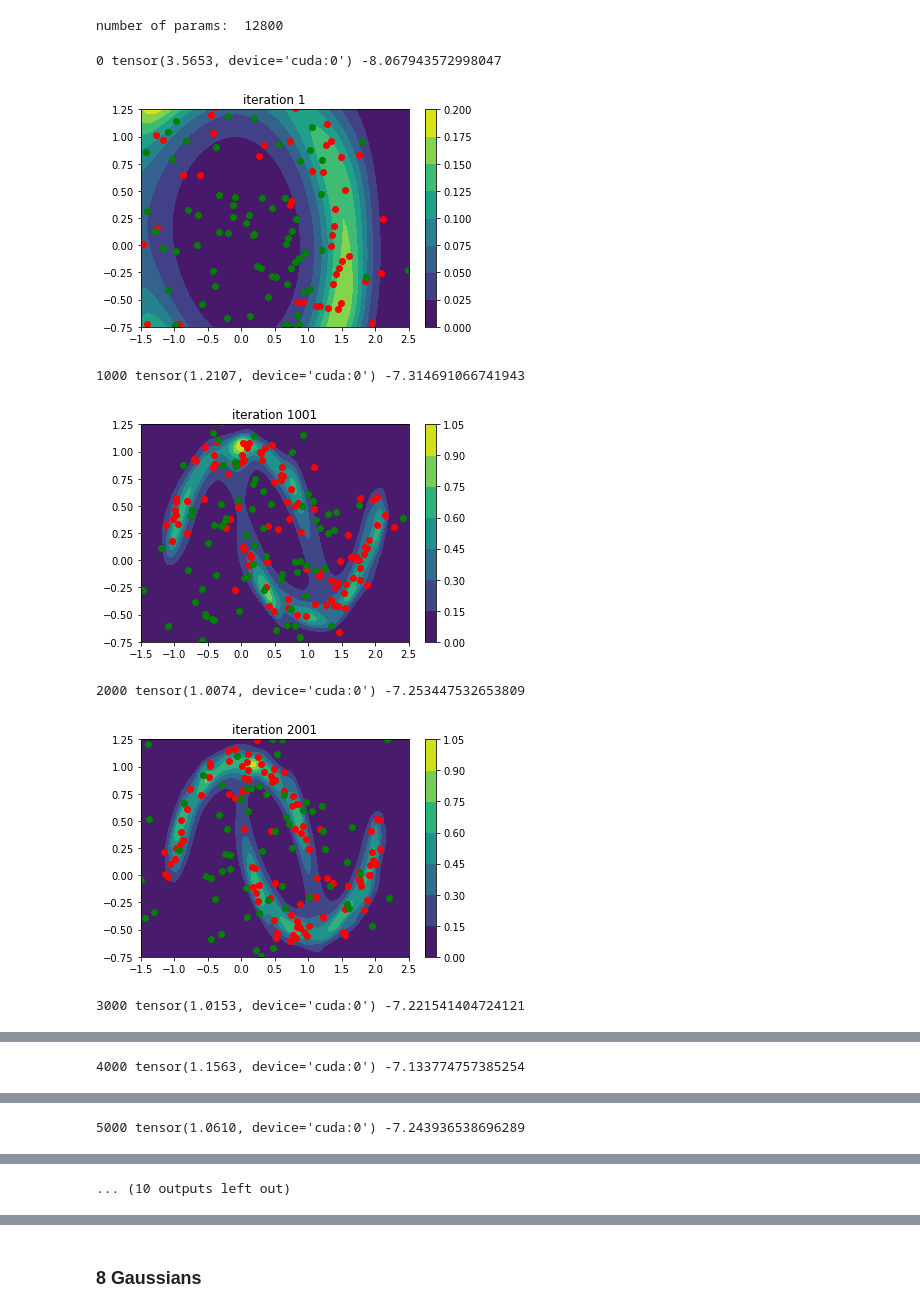
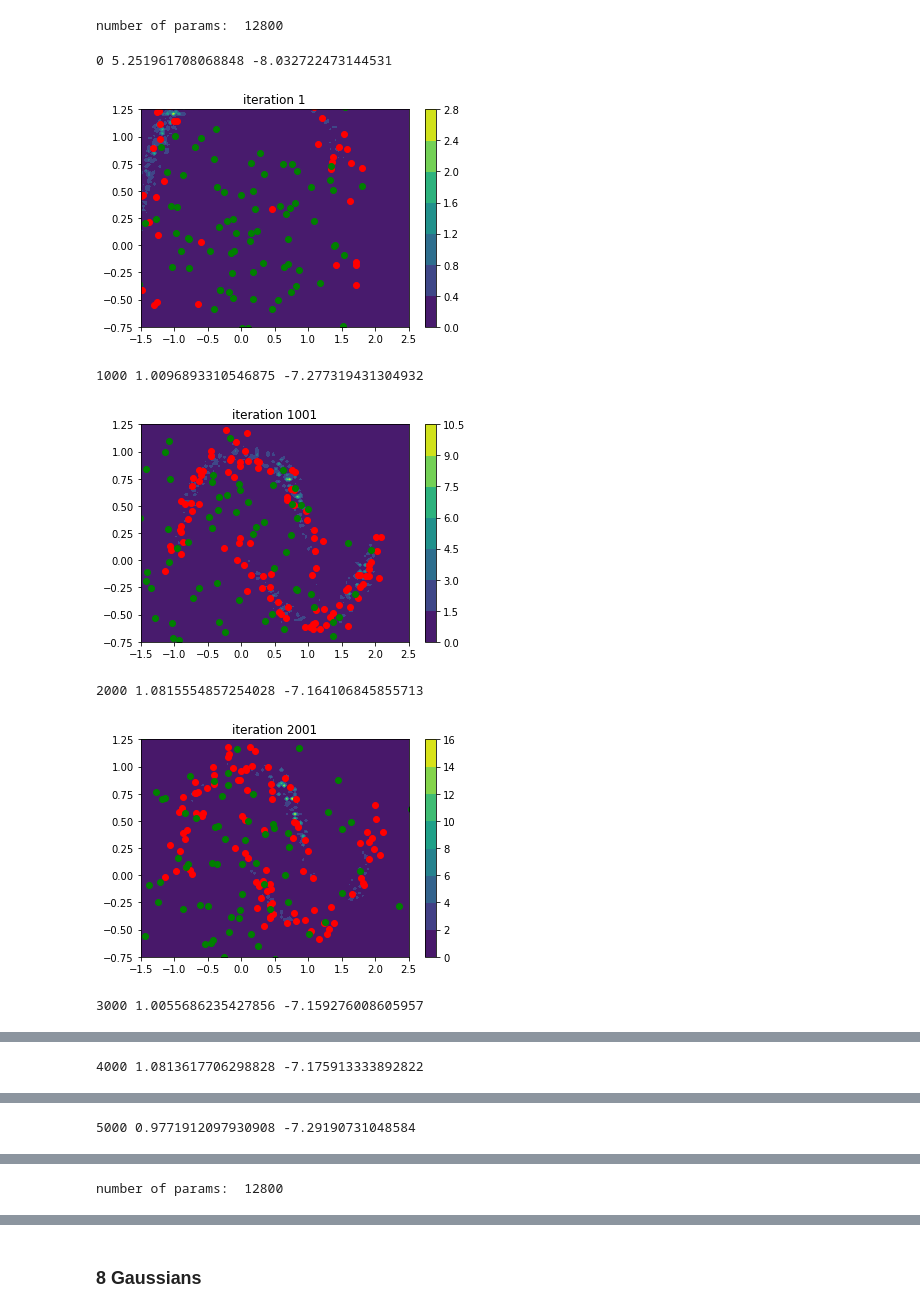
Before and after one commit to clbonet/Generative-Models, a Jupyter notebook: Normalizing Flows/Convex_Potential_Flow.ipynb, the cells around one changed output, grey strips where cells are left out. Drawn from its saved outputs; the diff is of its cells as text; code cells hidden in the pictures.

Commit message:
Convex Potential Flow with stochastic estimate of log det

```diff
--- a/Normalizing Flows/Convex_Potential_Flow.ipynb
+++ b/Normalizing Flows/Convex_Potential_Flow.ipynb
@@ -264,7 +264,27 @@ def log_det_Hessian_approx(x, nabla_icnn, training):
 
         return hvp
 
-    est = stochastic_logdet_gradient_estimator(hvp_fun, v, np.prod(dims))
+    est = stochastic_logdet_gradient_estimator(hvp_fun, v, m=np.prod(dims))
+    return est
+
+
+def estimate_log_det(x, nabla_icnn):
+    n_samples, *dims = x.shape
+    v = torch.nn.functional.normalize(sample_rademacher(n_samples, np.prod(dims)), dim=-1).to(device)
+
+    def hvp_fun(v):
+        # v is (bsz, dim)
+        v = v.reshape(n_samples, *dims)
+        hvp = torch.autograd.grad(nabla_icnn, x, v, create_graph=False, retain_graph=True)[0]
+
+        if not torch.isnan(v).any() and torch.isnan(hvp).any():
+            raise ArithmeticError("v has no nans but hvp has nans.")
+        hvp = hvp.reshape(n_samples, np.prod(dims))
+
+        return hvp
+
+#     est = unbiased_logdet(hvp_fun, v)
+    est = stochastic_lanczos_quadrature(hvp_fun, v, m=np.prod(dims))
     return est
 
 
@@ -305,11 +325,15 @@ class ConvexPotentialFlow(BaseNormalizingFlow):
         y = self.icnn(x)
         z = torch.autograd.grad(y.sum(), x, retain_graph=True, create_graph=True)[0] ## nabla_ICNN
 
-        if self.bruteforce or not self.training:
+        if self.training:
+            ## stochastic estimation of log det H using Rademacher samples
+            log_det = log_det_Hessian_approx(x, z, self.training)
+        elif self.bruteforce:
             hessian_icnn = hessian_ICNN(x, z, self.training)
             log_det = torch.log(torch.abs(torch.det(hessian_icnn)))
         else:
-            log_det = log_det_Hessian_approx(x, z, self.training)
+            ## stochastic estimation of log det H using Lanczos quadrature
+            log_det = estimate_log_det(x, z)
 
         if not self.icnn.training:
             z = z.detach()
@@ -389,12 +414,12 @@ print("number of params: ", sum(p.numel() for p in model.parameters()))
 # %% [output]
 number of params:  12800
 # %%
-train_loss = train_moons(model,optimizer,base_distr="normal", input_grad=True)
+train_loss = train_moons(model,optimizer,n_epochs=5001,base_distr="normal",input_grad=True)
 # %% [output]
-0 tensor(3.5653, device='cuda:0') -8.067943572998047
+0 5.251961708068848 -8.032722473144531
-[figure, old version]
+[figure, new version]
-1000 tensor(1.2107, device='cuda:0') -7.314691066741943
+1000 1.0096893310546875 -7.277319431304932
-[figure, old version]
+[figure, new version]
-2000 tensor(1.0074, device='cuda:0') -7.253447532653809
+2000 1.0815554857254028 -7.164106845855713
-[figure, old version]
+[figure, new version]
-3000 tensor(1.0153, device='cuda:0') -7.221541404724121
+3000 1.0055686235427856 -7.159276008605957
@@ -402 +427 @@ train_loss = train_moons(model,optimizer,base_distr="normal", input_grad=True)
-4000 tensor(1.1563, device='cuda:0') -7.133774757385254
+4000 1.0813617706298828 -7.175913333892822
@@ -404 +429 @@ train_loss = train_moons(model,optimizer,base_distr="normal", input_grad=True)
-5000 tensor(1.0610, device='cuda:0') -7.243936538696289
+5000 0.9771912097930908 -7.29190731048584
@@ -406 +431,13 @@ train_loss = train_moons(model,optimizer,base_distr="normal", input_grad=True)
-... (10 outputs left out)
+# %%
+flows = []
+for i in range(5):
+    icnn = create_ICNN(d=2,w=32,nh=3)
+#     flows.append(ActNorm(2))
+    flows.append(ConvexPotentialFlow(icnn,bruteforce=True))
+
+model = NormalizingFlows(flows).to(device)
+
+optimizer = optim.Adam(model.parameters(), lr=1e-3) #, weight_decay=1e-5)
+print("number of params: ", sum(p.numel() for p in model.parameters()))
+# %% [output]
+number of params:  12800
```
Also changed, not shown: parts of 22 cells of this notebook.
